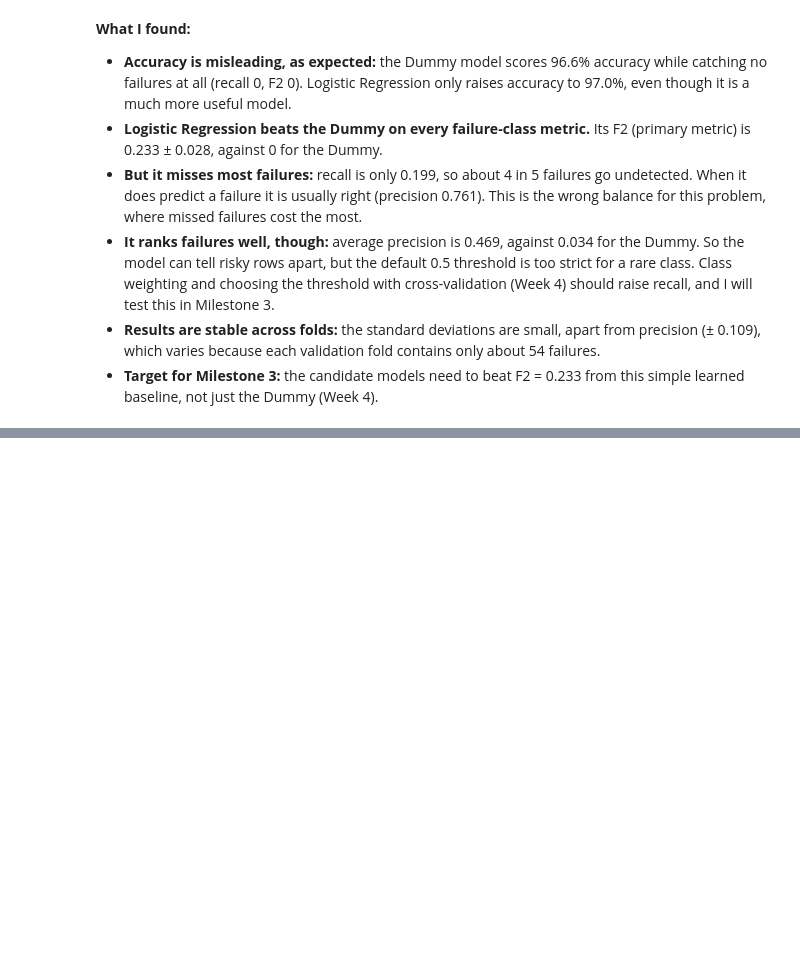
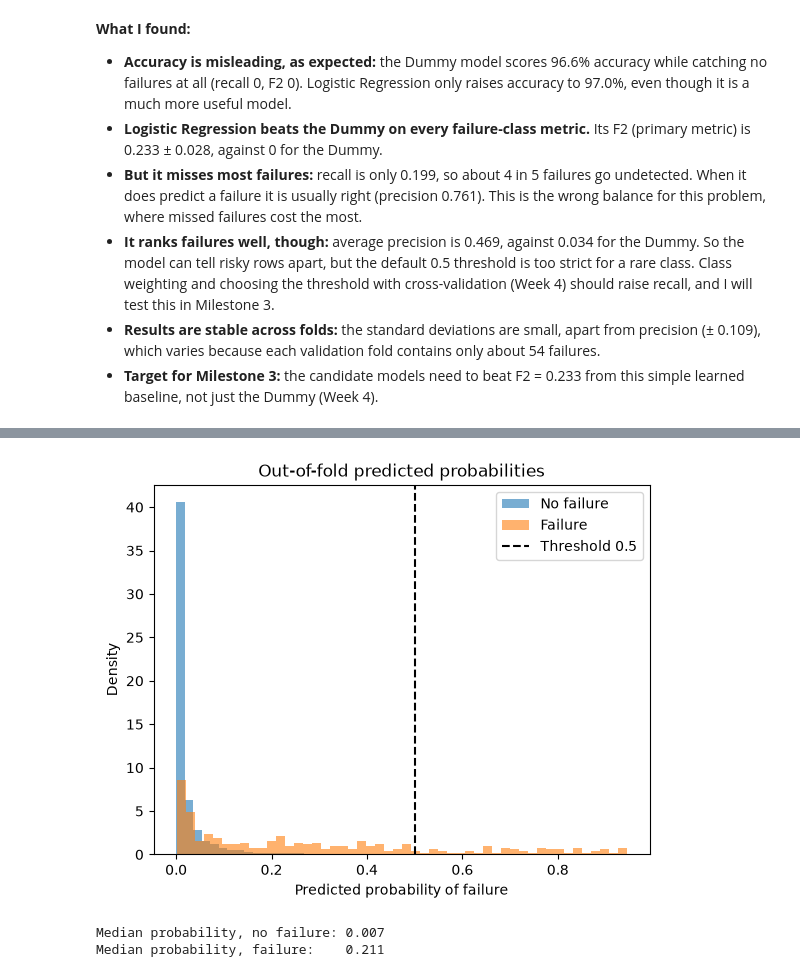
Before and after one commit to NathanL05/ct4101-ml-portfolio, a Jupyter notebook: notebooks/02_baseline.ipynb, the cells around one changed output, grey strips where cells are left out. Drawn from its saved outputs; the diff is of its cells as text; code cells hidden in the pictures; blank space fills up the shorter version.

```diff
--- a/notebooks/02_baseline.ipynb
+++ b/notebooks/02_baseline.ipynb
@@ -174,0 +194,16 @@ baseline_table
+# %%
+plt.hist(oof_prob[y_train == 0], bins=50, alpha=0.6, label="No failure", density=True)
+plt.hist(oof_prob[y_train == 1], bins=50, alpha=0.6, label="Failure", density=True)
+plt.axvline(0.5, color="black", linestyle="--", label="Threshold 0.5")
+plt.xlabel("Predicted probability of failure")
+plt.ylabel("Density")
+plt.title("Out-of-fold predicted probabilities")
+plt.legend()
+plt.show()
+
+print("Median probability, no failure:", round(float(pd.Series(oof_prob[y_train == 0]).median()), 3))
+print("Median probability, failure:   ", round(float(pd.Series(oof_prob[y_train == 1]).median()), 3))
+# %% [output]
+[figure, added]
+Median probability, no failure: 0.007
+Median probability, failure:    0.211
```
Also changed, not shown: parts of 3 cells of this notebook, 1 other file.
